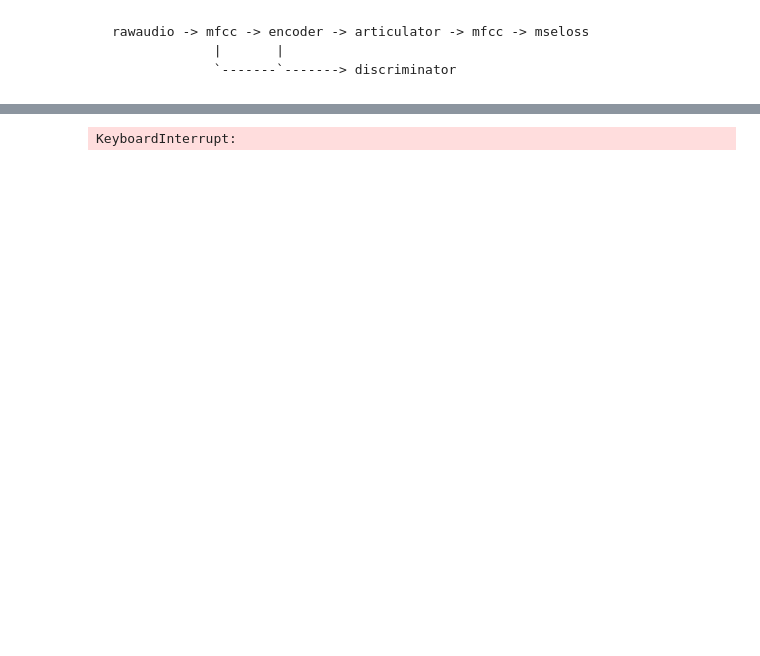
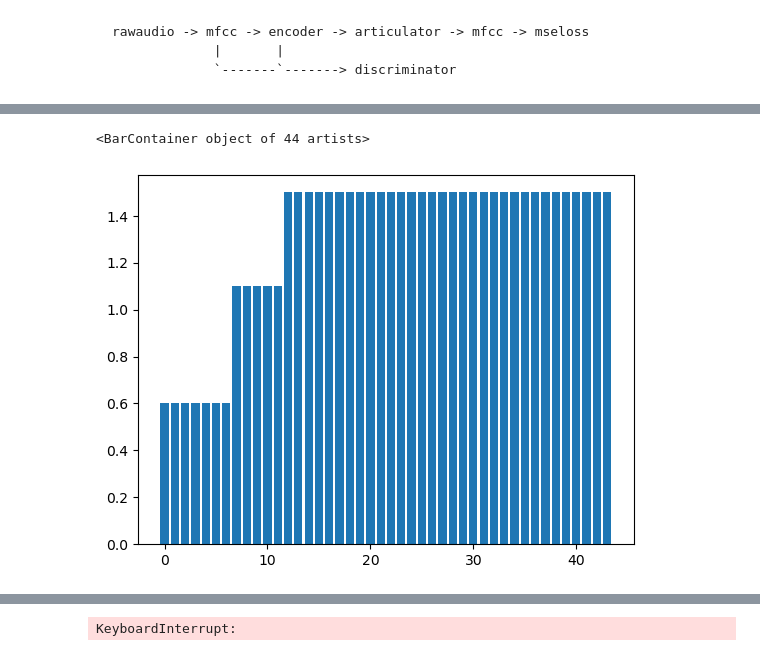
Before and after one commit to kaiidams/pinktrombone_cpp, a Jupyter notebook: train.ipynb, the cells around one changed output, grey strips where cells are left out. Drawn from its saved outputs; the diff is of its cells as text; code cells hidden in the pictures; blank space fills up the shorter version.

```diff
--- a/train.ipynb
+++ b/train.ipynb
@@ -6,0 +79,7 @@ rawaudio -> mfcc -> encoder -> articulator -> mfcc -> mseloss
+# %%
+n = 44
+data = rest_diameter(n)
+plt.bar(x=np.arange(n), height=data)
+# %% [output]
+<BarContainer object of 44 artists>
+[figure, added]
```
Also changed, not shown: parts of 10 cells of this notebook, 1 other file.
